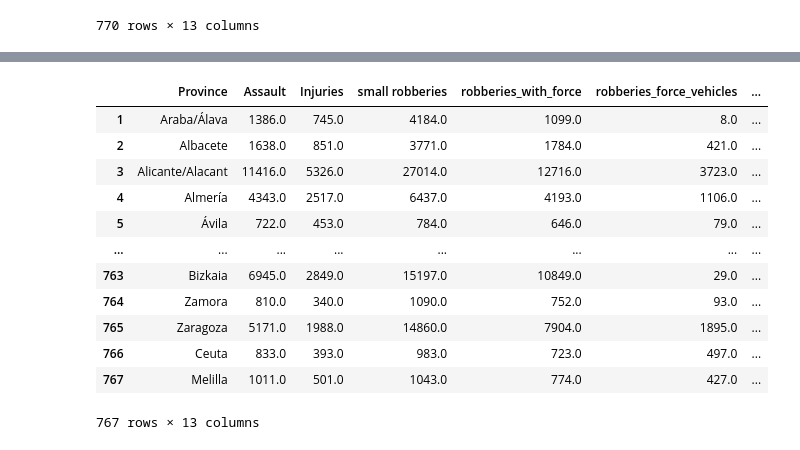
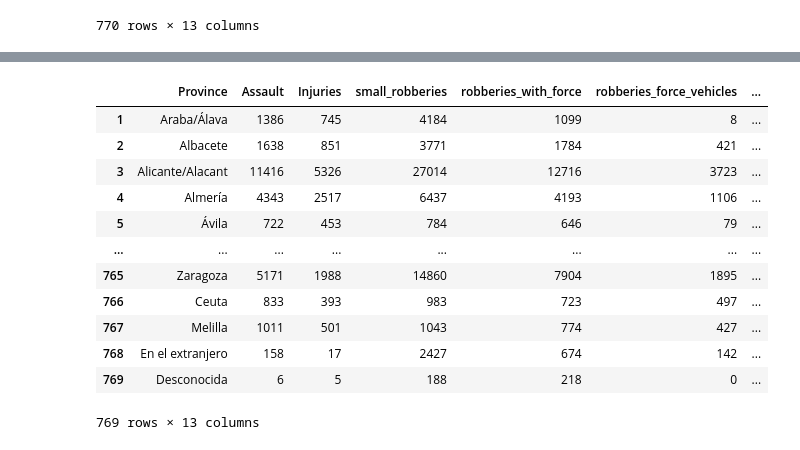
Before and after one commit to LuisHRF/Home-Insurance-Study-Project, a Jupyter notebook: main.ipynb, the cells around one changed output, grey strips where cells are left out. Cells and saved outputs as stored; diff of their text form; code cells hidden in the pictures.

```diff
--- a/main.ipynb
+++ b/main.ipynb
@@ -267,7 +261,3 @@ data_clean_years
 | 768 | En el extranjero | 158.0 | 17.0 | 2427.0 | 674.0 | 142.0 | ... |
 | 769 | Desconocida | 6.0 | 5.0 | 188.0 | 218.0 | 0.0 | ... |
 769 rows × 13 columns
-# %%
-# Eliminar las ultimas 2 filas
-data_clean_years = data_clean_years[:-1]
-data_clean_years
@@ -288,18 +263,0 @@ data_clean_years
-# %%
-# Eliminar la última fila
-data_clean_years = data_clean_years[:-1]
-data_clean_years
-# %% [output]
-|  | Province | Assault | Injuries | small robberies | robberies_with_force | robberies_force_vehicles | ... |
-| 1 | Araba/Álava | 1386.0 | 745.0 | 4184.0 | 1099.0 | 8.0 | ... |
-| 2 | Albacete | 1638.0 | 851.0 | 3771.0 | 1784.0 | 421.0 | ... |
-| 3 | Alicante/Alacant | 11416.0 | 5326.0 | 27014.0 | 12716.0 | 3723.0 | ... |
-| 4 | Almería | 4343.0 | 2517.0 | 6437.0 | 4193.0 | 1106.0 | ... |
-| 5 | Ávila | 722.0 | 453.0 | 784.0 | 646.0 | 79.0 | ... |
-| ... | ... | ... | ... | ... | ... | ... | ... |
-| 763 | Bizkaia | 6945.0 | 2849.0 | 15197.0 | 10849.0 | 29.0 | ... |
-| 764 | Zamora | 810.0 | 340.0 | 1090.0 | 752.0 | 93.0 | ... |
-| 765 | Zaragoza | 5171.0 | 1988.0 | 14860.0 | 7904.0 | 1895.0 | ... |
-| 766 | Ceuta | 833.0 | 393.0 | 983.0 | 723.0 | 497.0 | ... |
-| 767 | Melilla | 1011.0 | 501.0 | 1043.0 | 774.0 | 427.0 | ... |
-767 rows × 13 columns
@@ -307,0 +264,18 @@ def eliminar_totales (data_clean_years):
+# %%
+
+data_clean_years = convert_floats_to_ints(data_clean_years)
+data_clean_years
+# %% [output]
+|  | Province | Assault | Injuries | small_robberies | robberies_with_force | robberies_force_vehicles | ... |
+| 1 | Araba/Álava | 1386 | 745 | 4184 | 1099 | 8 | ... |
+| 2 | Albacete | 1638 | 851 | 3771 | 1784 | 421 | ... |
+| 3 | Alicante/Alacant | 11416 | 5326 | 27014 | 12716 | 3723 | ... |
+| 4 | Almería | 4343 | 2517 | 6437 | 4193 | 1106 | ... |
+| 5 | Ávila | 722 | 453 | 784 | 646 | 79 | ... |
+| ... | ... | ... | ... | ... | ... | ... | ... |
+| 765 | Zaragoza | 5171 | 1988 | 14860 | 7904 | 1895 | ... |
+| 766 | Ceuta | 833 | 393 | 983 | 723 | 497 | ... |
+| 767 | Melilla | 1011 | 501 | 1043 | 774 | 427 | ... |
+| 768 | En el extranjero | 158 | 17 | 2427 | 674 | 142 | ... |
+| 769 | Desconocida | 6 | 5 | 188 | 218 | 0 | ... |
+769 rows × 13 columns
```
Also changed, not shown: parts of 9 cells of this notebook, 1 other file.
